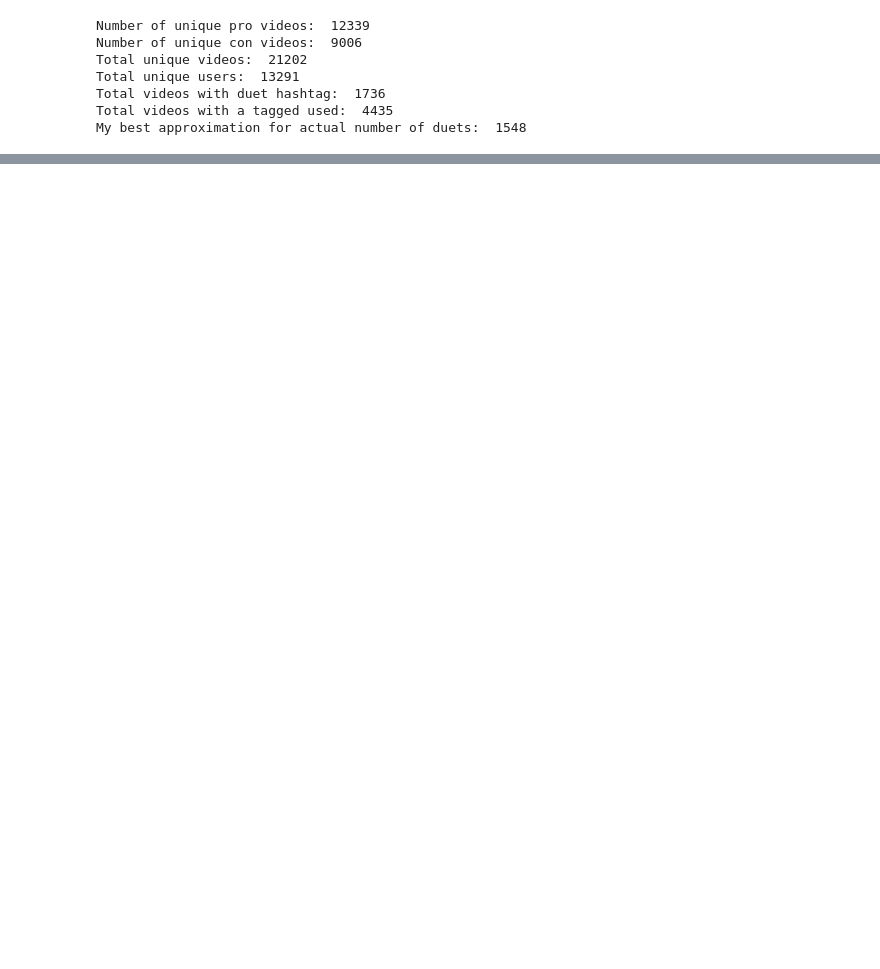
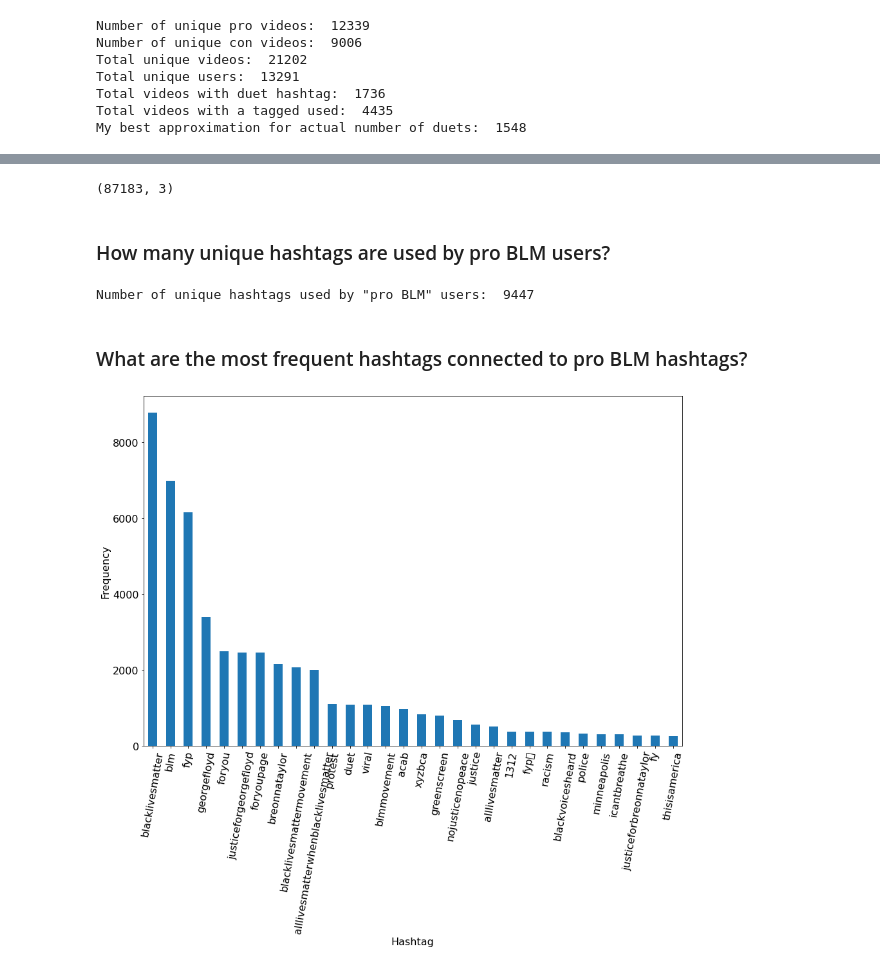
Before and after one commit to sipka/TikTok, a Jupyter notebook: TikTokDataParsing.ipynb, the cells around one changed output, grey strips where cells are left out. Drawn from its saved outputs; the diff is of its cells as text; code cells hidden in the pictures; blank space fills up the shorter version.

```diff
--- a/TikTokDataParsing.ipynb
+++ b/TikTokDataParsing.ipynb
@@ -4,3 +4,9 @@
 # library imports
 import pandas as pd
 import glob, os
+
+from wordcloud import WordCloud, ImageColorGenerator
+import matplotlib.pyplot as plt
+
+%matplotlib inline
+plt.rcParams.update({'font.size': 16})
@@ -221,10 +369,10 @@ policelivesmatter['leaning'] = 'con'
 # %%
 # Merge all the individual tables into pro and con camp
 
-merged_pro = pd.concat([blacklivesmatter, blacklivesmattermovement, alllivesmatterwhenblacklivesmatter,
+pro_videos = pd.concat([blacklivesmatter, blacklivesmattermovement, alllivesmatterwhenblacklivesmatter,
       blacklivesmatterally, blm, georgefloyd, justiceforgeorgefloyd, breonnataylor])
 
-merged_con = pd.concat([alllivesmatter, alllivesmatternotjustblacklives, bluelivesmatter,
+con_videos = pd.concat([alllivesmatter, alllivesmatternotjustblacklives, bluelivesmatter,
                         alllivesmattertrump2020, backtheblue, policelivesmatter])
 
 all_videos = pd.concat([merged_pro, merged_con])
@@ -257,0 +423,33 @@ all_videos[all_videos.raw.str.contains('duetFromId')]
+# %%
+pro_videos_hashtags = pro_videos[['user_id', 'video_id', 'hashtags_used']]
+
+
+list_to_save = []
+
+for index, row in pro_videos_hashtags.iterrows():
+    for hashtag in row['hashtags_used'].split(', '):
+        list_to_save.append([row['user_id'], row['video_id'], hashtag])
+
+
+pro_hashtag_df = pd.DataFrame(list_to_save, columns=['user_id', 'video_id', 'hashtag'])
+# %%
+pro_hashtag_df.shape[0]
+# %% [output]
+(87183, 3)
+# %% [markdown]
+### How many unique hashtags are used by pro BLM users?
+# %%
+print('Number of unique hashtags used by "pro BLM" users: ', len(pro_hashtag_df.hashtag.unique()))
+# %% [output]
+Number of unique hashtags used by "pro BLM" users:  9447
+# %% [markdown]
+### What are the most frequent hashtags connected to pro BLM hashtags?
+# %%
+plt.figure(figsize=(15,10))
+pro_hashtag_df['hashtag'].value_counts().head(30).plot.bar()
+plt.xticks(rotation=80)
+plt.xlabel("Hashtag")
+plt.ylabel("Frequency")
+plt.show()
+# %% [output]
+[figure, added]
```
Also changed, not shown: parts of 65 cells of this notebook.
